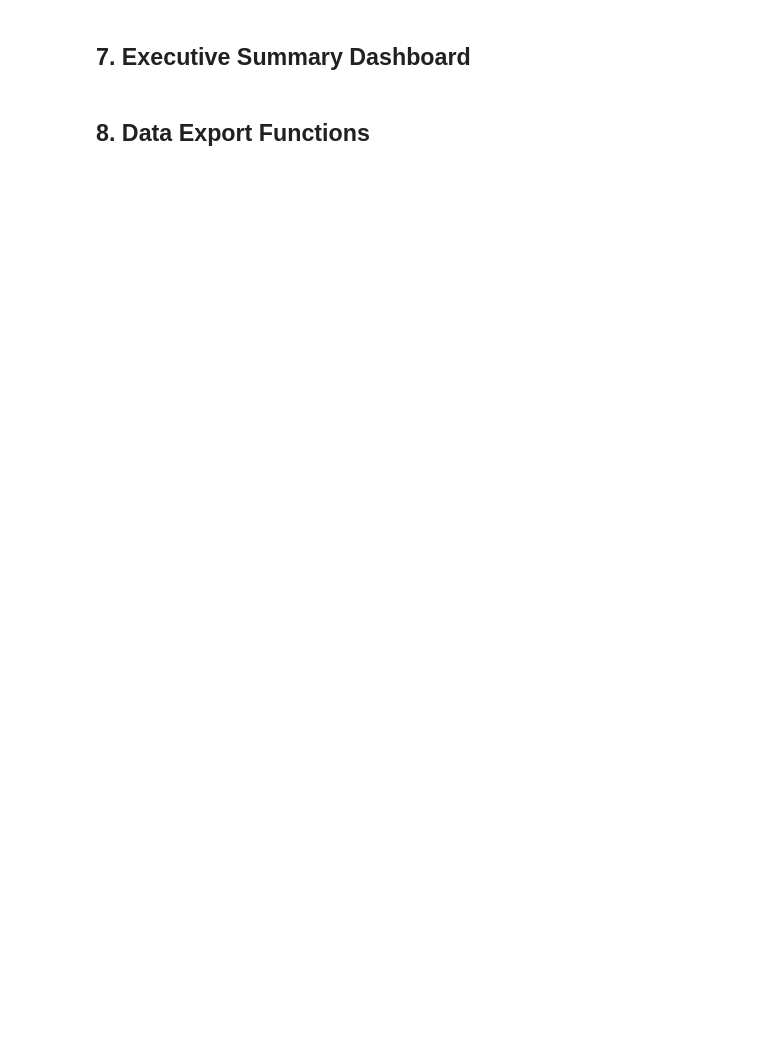
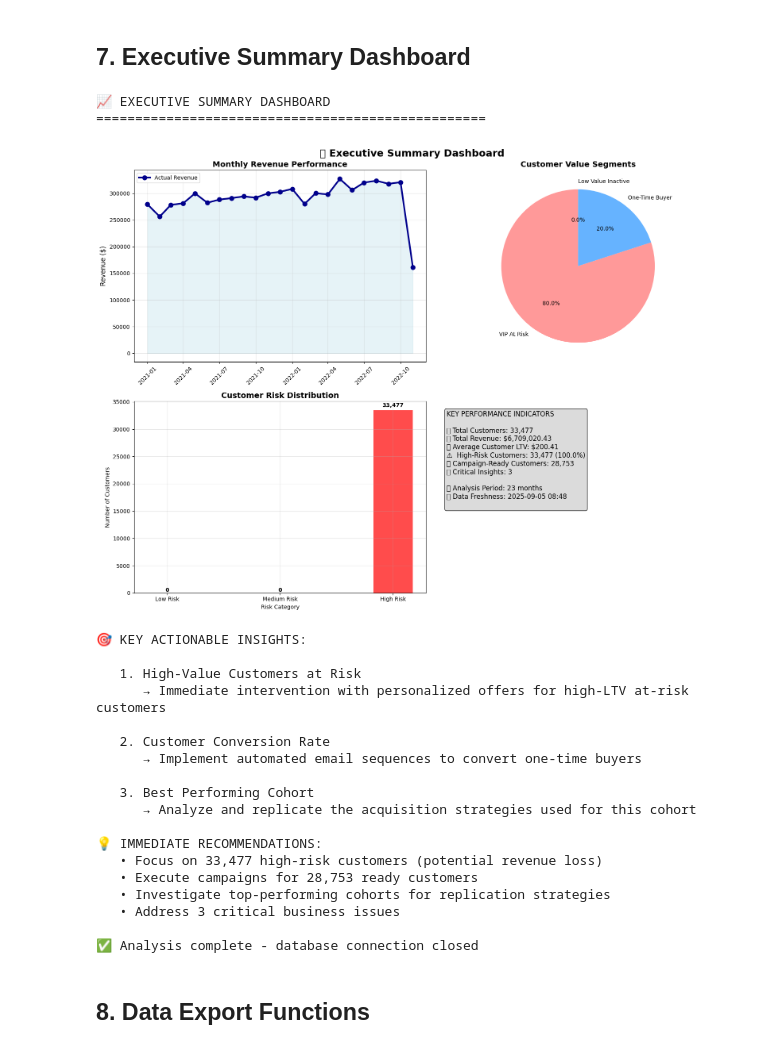
Before and after one commit to ashwin2912/marketing-analytics-pipeline, a Jupyter notebook: notebooks/business_analysis_dashboard.ipynb, the cells around one changed output. Saved outputs shown, nothing was run; the diff lists cells and outputs as text; code cells hidden in the pictures; blank space fills up the shorter version.

```diff
--- a/notebooks/business_analysis_dashboard.ipynb
+++ b/notebooks/business_analysis_dashboard.ipynb
@@ -499,19 +587,18 @@ try:
     segment_data = customer_ltv['customer_value_segment'].value_counts()
     colors_segments = ['#ff9999', '#66b3ff', '#99ff99', '#ffcc99', '#ff99cc']
     wedges, texts, autotexts = ax2.pie(segment_data.values, labels=segment_data.index,
-                                       autopct='%1.1f%%', colors=colors_segments,
+                                       autopct='%1.1f%%', colors=colors_segments[:len(segment_data)],
                                        startangle=90, textprops={'fontsize': 10})
     ax2.set_title('Customer Value Segments', fontsize=14, fontweight='bold')
 
     # Churn risk vs Campaign readiness
     risk_categories = ['Low Risk', 'Medium Risk', 'High Risk']
     risk_counts = [len(customer_ltv[customer_ltv['churn_risk_category'] == cat]) for cat in risk_categories]
-    campaign_counts_by_risk = [0, 0, 0]  # Placeholder - would need to join tables for actual data
 
     x = np.arange(len(risk_categories))
     width = 0.35
 
-    bars1 = ax3.bar(x - width/2, risk_counts, width, label='Total Customers',
+    bars1 = ax3.bar(x, risk_counts, width, label='Total Customers',
                     color=['green', 'orange', 'red'], alpha=0.7)
     ax3.set_title('Customer Risk Distribution', fontsize=14, fontweight='bold')
     ax3.set_xlabel('Risk Category')
@@ -540,35 +627,57 @@ try:
 📅 Analysis Period: {len(monthly_metrics)} months
 📊 Data Freshness: {datetime.now().strftime('%Y-%m-%d %H:%M')}
     """
 
     ax4.text(0.05, 0.95, summary_text, transform=ax4.transAxes, fontsize=12,
              verticalalignment='top', bbox=dict(boxstyle='round', facecolor='lightgray', alpha=0.8))
 
     plt.tight_layout()
     plt.show()
 
     # Print executive summary
     print(f"\n🎯 KEY ACTIONABLE INSIGHTS:")
     if len(business_insights) > 0:
         top_insights = business_insights.head(3)
-        for i, insight in top_insights.iterrows():
-            print(f"\n   {i+1}. {insight['insight_title']}")
+        for i, (_, insight) in enumerate(top_insights.iterrows(), 1):
+            print(f"\n   {i}. {insight['insight_title']}")
             print(f"      → {insight['recommendation']}")
 
     print(f"\n💡 IMMEDIATE RECOMMENDATIONS:")
     print(f"   • Focus on {high_risk_customers:,} high-risk customers (potential revenue loss)")
     if campaign_ready > 0:
         print(f"   • Execute campaigns for {campaign_ready:,} ready customers")
     print(f"   • Investigate top-performing cohorts for replication strategies")
     print(f"   • Address {high_priority_insights} critical business issues")
 
 except Exception as e:
     print(f"❌ Error creating executive summary: {e}")
     print("💡 Make sure all pipeline layers completed successfully")
 
 # Close database connection
 business_conn.close()
 print("\n✅ Analysis complete - database connection closed")
+# %% [output]
+📈 EXECUTIVE SUMMARY DASHBOARD
+==================================================
+[figure, added]
+🎯 KEY ACTIONABLE INSIGHTS:
+
+   1. High-Value Customers at Risk
+      → Immediate intervention with personalized offers for high-LTV at-risk customers
+
+   2. Customer Conversion Rate
+      → Implement automated email sequences to convert one-time buyers
+
+   3. Best Performing Cohort
+      → Analyze and replicate the acquisition strategies used for this cohort
+
+💡 IMMEDIATE RECOMMENDATIONS:
+   • Focus on 33,477 high-risk customers (potential revenue loss)
+   • Execute campaigns for 28,753 ready customers
+   • Investigate top-performing cohorts for replication strategies
+   • Address 3 critical business issues
+
+✅ Analysis complete - database connection closed
 # %% [markdown]
 ## 8. Data Export Functions
 # %%
```
Also changed, not shown: parts of 9 cells of this notebook.
